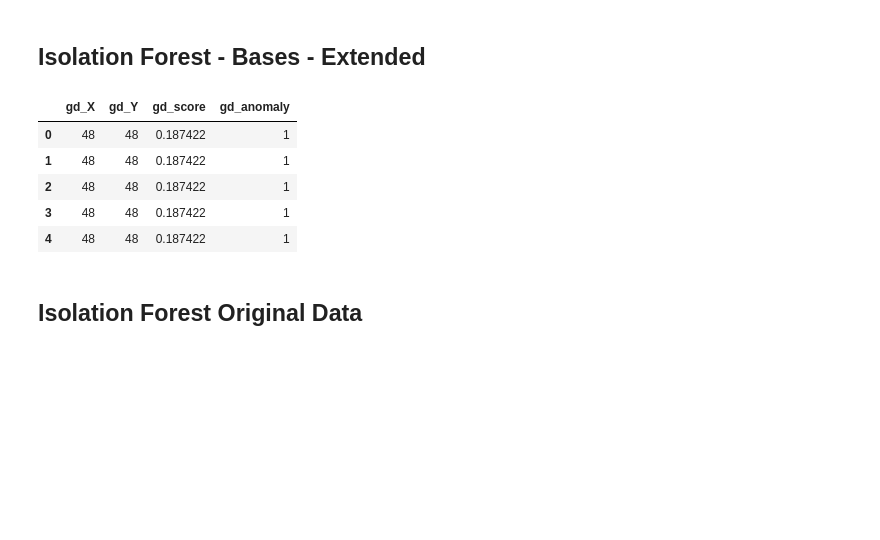
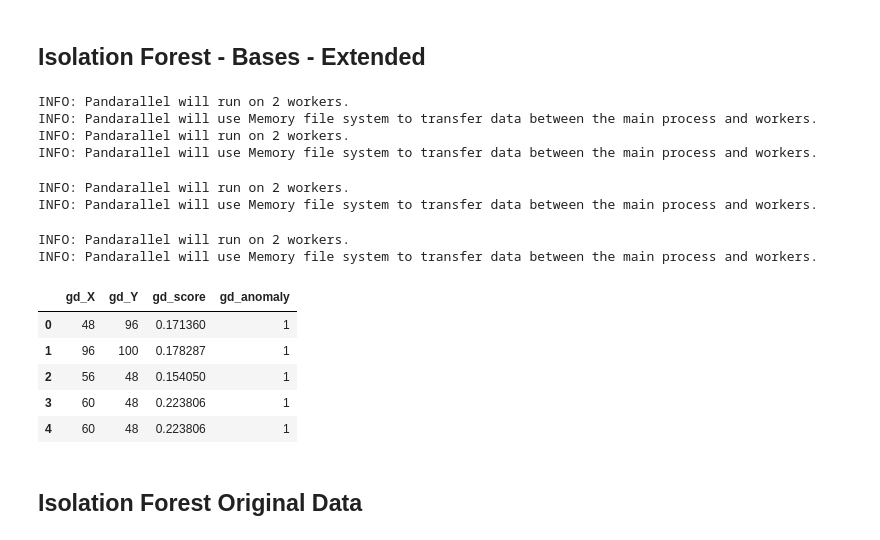
Before and after one commit to mlRosenquist/au-mlr-research-and-development-dedup, a Jupyter notebook: src/synthetic-dataset-2d.ipynb, the cells around one changed output. Saved outputs shown, nothing was run; the diff lists cells and outputs as text; code cells hidden in the pictures; blank space fills up the shorter version.

```diff
--- a/src/synthetic-dataset-2d.ipynb
+++ b/src/synthetic-dataset-2d.ipynb
@@ -25,7 +28,7 @@ SAMPLE_OUTLIER_SIZE = 20
 sigma = 2
 
 # Generalized Deduplication
-DEVIATION_BITS = 4
+DEVIATION_BITS = 2
 
 # Isolation Forest
 rng = np.random.RandomState(42)
@@ -72,6 +75,11 @@ def generate_data(cluster_size, sigma, no_clusters):
     return train_data, test_data, outlier_data, np.ones(len(train_data)), np.ones(len(test_data)), np.ones(len(outlier_data)) * - 1
 
 X_train, X_test, X_outliers, y_train, y_test, y_outlier = generate_data(100, 2, 3)
+
+X = np.concatenate([X_train, X_test, X_outliers])
+y = np.concatenate([y_train, y_test, y_outlier])
+
+X_train, X_test, y_train, y_test = train_test_split(X, y, test_size=0.2, stratify=y, random_state=rng)
 # %% [markdown]
 ## Perform Generalized Deduplication
 # %%
@@ -88,25 +96,25 @@ X_outliers_bases = vectorized_func(X_outliers, deviation_bits=DEVIATION_BITS, ou
 gd_df_results = pd.DataFrame()
 gd_ext_df_results = pd.DataFrame()
 org_df_results = pd.DataFrame()
-performance = pd.DataFrame(columns=['name', 'deviation_bits', 'train_accuracy_score', 'test_accuracy_score', 'outlier_accuracy_score', 'train_precision_score', 'test_precision_score', 'outlier_precision_score','train_f1_score', 'test_f1_score', 'outlier_f1_score', 'train_recall_score', 'test_recall_score', 'outlier_recall_score', 'training_time', 'prediction_time'])
+performance = pd.DataFrame(columns=['name', 'deviation_bits', 'train_accuracy_score', 'test_accuracy_score', 'train_precision_score', 'test_precision_score','train_f1_score', 'test_f1_score',
+  'train_recall_score', 'test_recall_score',
+  'train_roc_auc_score', 'test_roc_auc_score', 'training_time', 'prediction_time'])
 
 
-def create_performance_object(name, deviation_bits, y_pred_train, y_pred_test, y_pred_outlier, training_time, prediction_time):
+def create_performance_object(name, deviation_bits, y_pred_train, y_pred_test, training_time, prediction_time):
     return {
     'name': name,
     'deviation_bits': deviation_bits,
     'train_accuracy_score': accuracy_score(y_train, y_pred_train),
     'test_accuracy_score': accuracy_score(y_test, y_pred_test),
-    'outlier_accuracy_score': accuracy_score(y_outlier, y_pred_outlier),
     'train_precision_score': precision_score(y_train, y_pred_train),
     'test_precision_score': precision_score(y_test, y_pred_test),
-    'outlier_precision_score': precision_score(y_outlier, y_pred_outlier),
     'train_f1_score': f1_score(y_train, y_pred_train),
     'test_f1_score': f1_score(y_test, y_pred_test),
-    'outlier_f1_score': f1_score(y_outlier, y_pred_outlier),
-    'train_recall_score': f1_score(y_train, y_pred_train),
-    'test_recall_score': f1_score(y_test, y_pred_test),
-    'outlier_recall_score': f1_score(y_outlier, y_pred_outlier),
+    'train_recall_score': recall_score(y_train, y_pred_train),
+    'test_recall_score': recall_score(y_test, y_pred_test),
+    'train_roc_auc_score': roc_auc_score(y_train, y_pred_train),
+    'test_roc_auc_score': roc_auc_score(y_test, y_pred_test),
     'training_time': training_time,
     'prediction_time': prediction_time,
     }
@@ -137,7 +145,7 @@ training_times = training_times.drop(training_times.nsmallest(time_no_outliers_r
 prediction_times = prediction_times.drop(prediction_times.nsmallest(time_no_outliers_removed, 0).index).drop(prediction_times.nlargest(time_no_outliers_removed, 0).index)
 
 
-performance = performance.append(create_performance_object('Isolation Forest Bases', DEVIATION_BITS, y_pred_train, y_pred_test, y_pred_outliers, training_times[0].mean(), prediction_times[0].mean()), ignore_index=True)
+performance = performance.append(create_performance_object('Isolation Forest Bases', DEVIATION_BITS, y_pred_train, y_pred_test, training_times[0].mean(), prediction_times[0].mean()), ignore_index=True)
 
 gd_df_results['gd_X'] = X_train_bases[:,0]
 gd_df_results['gd_Y'] = X_train_bases[:,1]
@@ -159,39 +167,47 @@ prediction_times = []
 for i in range(0, time_no_iterations):
     gd_ext_clf = IsolationForest(random_state=rng)
     start_time = time.time()
     gd_ext_clf.fit_extended(X_train_bases)
     end_time = time.time()
     training_time = end_time - start_time
     training_times.append(training_time)
 
     start_time = time.time()
     y_pred_train = gd_ext_clf.predict_extended(X_train_bases)
     y_pred_test = gd_ext_clf.predict_extended(X_test_bases)
     y_pred_outliers = gd_ext_clf.predict_extended(X_outliers_bases)
     end_time = time.time()
     prediction_time = end_time - start_time
     prediction_times.append(prediction_time)
 
 training_times = pd.DataFrame(training_times)
 prediction_times = pd.DataFrame(prediction_times)
 training_times = training_times.drop(training_times.nsmallest(time_no_outliers_removed, 0).index).drop(training_times.nlargest(time_no_outliers_removed, 0).index)
 prediction_times = prediction_times.drop(prediction_times.nsmallest(time_no_outliers_removed, 0).index).drop(prediction_times.nlargest(time_no_outliers_removed, 0).index)
 
 
-performance = performance.append(create_performance_object('Isolation Forest Bases - extended', DEVIATION_BITS, y_pred_train, y_pred_test, y_pred_outliers, training_times[0].mean(), prediction_times[0].mean()), ignore_index=True)
+performance = performance.append(create_performance_object('Isolation Forest Bases - extended', DEVIATION_BITS, y_pred_train, y_pred_test, training_times[0].mean(), prediction_times[0].mean()), ignore_index=True)
 
 gd_ext_df_results['gd_X'] = X_train_bases[:,0]
 gd_ext_df_results['gd_Y'] = X_train_bases[:,1]
 gd_ext_df_results['gd_score'] = gd_ext_clf.decision_function_extended(X_train_bases)
 gd_ext_df_results['gd_anomaly'] = y_pred_train
 gd_ext_df_results.head()
 # %% [output]
+INFO: Pandarallel will run on 2 workers.
+INFO: Pandarallel will use Memory file system to transfer data between the main process and workers.
+INFO: Pandarallel will run on 2 workers.
+INFO: Pandarallel will use Memory file system to transfer data between the main process and workers.
+INFO: Pandarallel will run on 2 workers.
+INFO: Pandarallel will use Memory file system to transfer data between the main process and workers.
+INFO: Pandarallel will run on 2 workers.
+INFO: Pandarallel will use Memory file system to transfer data between the main process and workers.
 |  | gd_X | gd_Y | gd_score | gd_anomaly |
-| 0 | 48 | 48 | 0.187422 | 1 |
-| 1 | 48 | 48 | 0.187422 | 1 |
-| 2 | 48 | 48 | 0.187422 | 1 |
-| 3 | 48 | 48 | 0.187422 | 1 |
-| 4 | 48 | 48 | 0.187422 | 1 |
+| 0 | 48 | 96 | 0.171360 | 1 |
+| 1 | 96 | 100 | 0.178287 | 1 |
+| 2 | 56 | 48 | 0.154050 | 1 |
+| 3 | 60 | 48 | 0.223806 | 1 |
+| 4 | 60 | 48 | 0.223806 | 1 |
 # %% [markdown]
 ## Isolation Forest Original Data
 # %%
```
Also changed, not shown: parts of 16 cells of this notebook, 22 other files.
